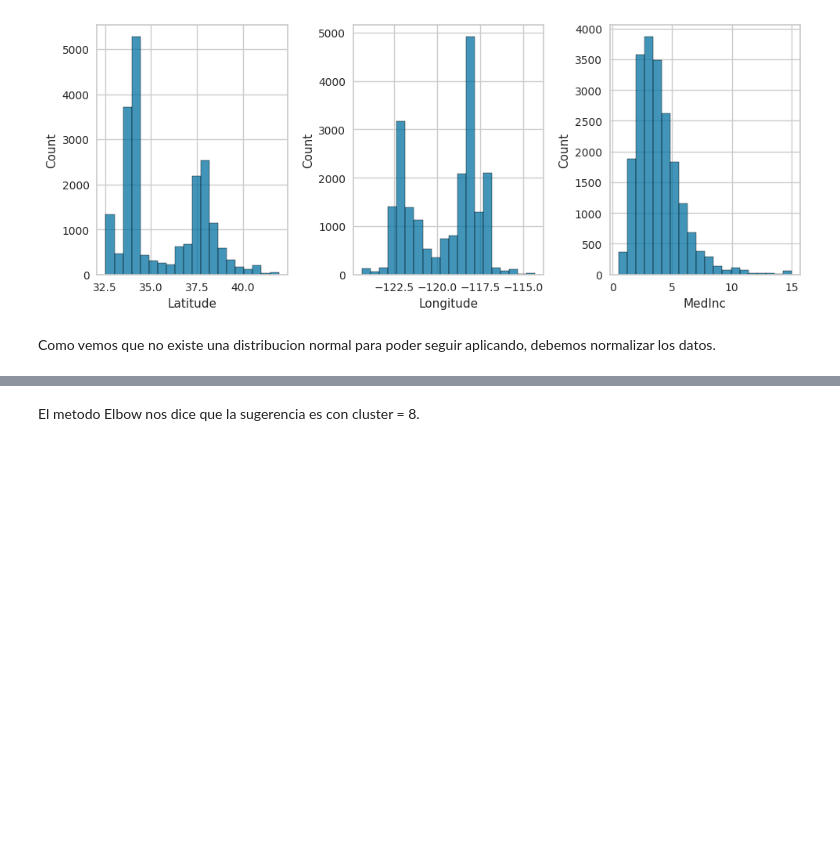
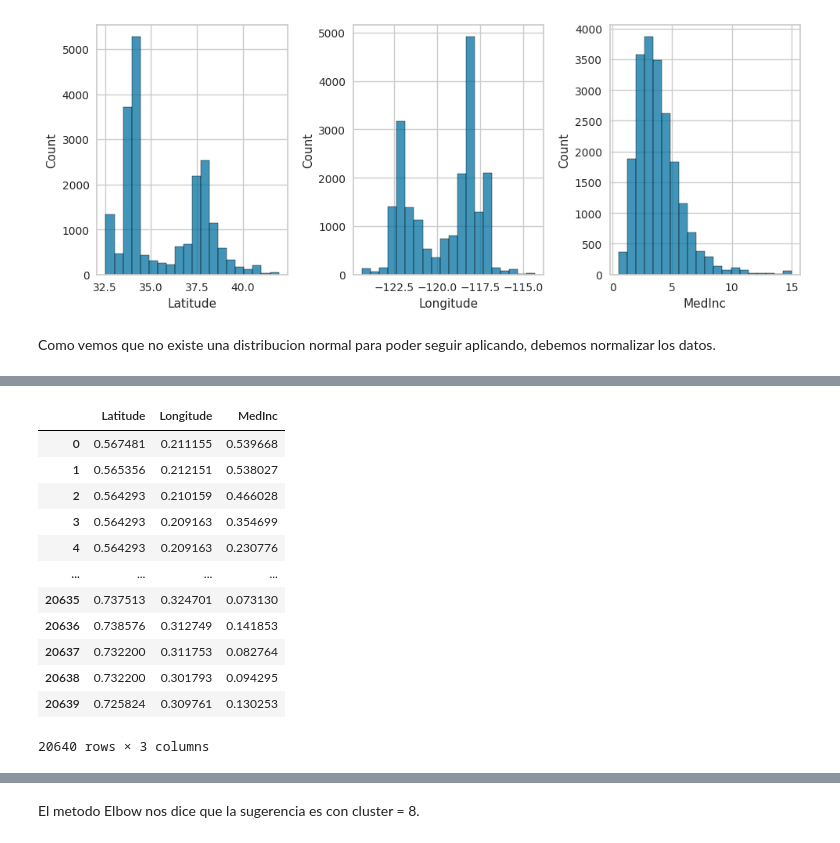
Before and after one commit to 4GeeksAcademy/GuilloMansa-MachineLearning, a Jupyter notebook: src/09-k-means-housing.ipynb, the cells around one changed output, grey strips where cells are left out. Drawn from its saved outputs; the diff is of its cells as text; code cells hidden in the pictures; blank space fills up the shorter version.

```diff
--- a/src/09-k-means-housing.ipynb
+++ b/src/09-k-means-housing.ipynb
@@ -121,3 +97,19 @@ findfont: Generic family 'sans-serif' not found because none of the following fa
+# %%
+df_scaled
+# %% [output]
+|  | Latitude | Longitude | MedInc |
+| 0 | 0.567481 | 0.211155 | 0.539668 |
+| 1 | 0.565356 | 0.212151 | 0.538027 |
+| 2 | 0.564293 | 0.210159 | 0.466028 |
+| 3 | 0.564293 | 0.209163 | 0.354699 |
+| 4 | 0.564293 | 0.209163 | 0.230776 |
+| ... | ... | ... | ... |
+| 20635 | 0.737513 | 0.324701 | 0.073130 |
+| 20636 | 0.738576 | 0.312749 | 0.141853 |
+| 20637 | 0.732200 | 0.311753 | 0.082764 |
+| 20638 | 0.732200 | 0.301793 | 0.094295 |
+| 20639 | 0.725824 | 0.309761 | 0.130253 |
+20640 rows × 3 columns
 # %%
 elbow_vis = KElbowVisualizer(KMeans(random_state=18), k=(2, 20))
 elbow_vis.fit(X)
```
Also changed, not shown: parts of 23 cells of this notebook, 2 other files.
